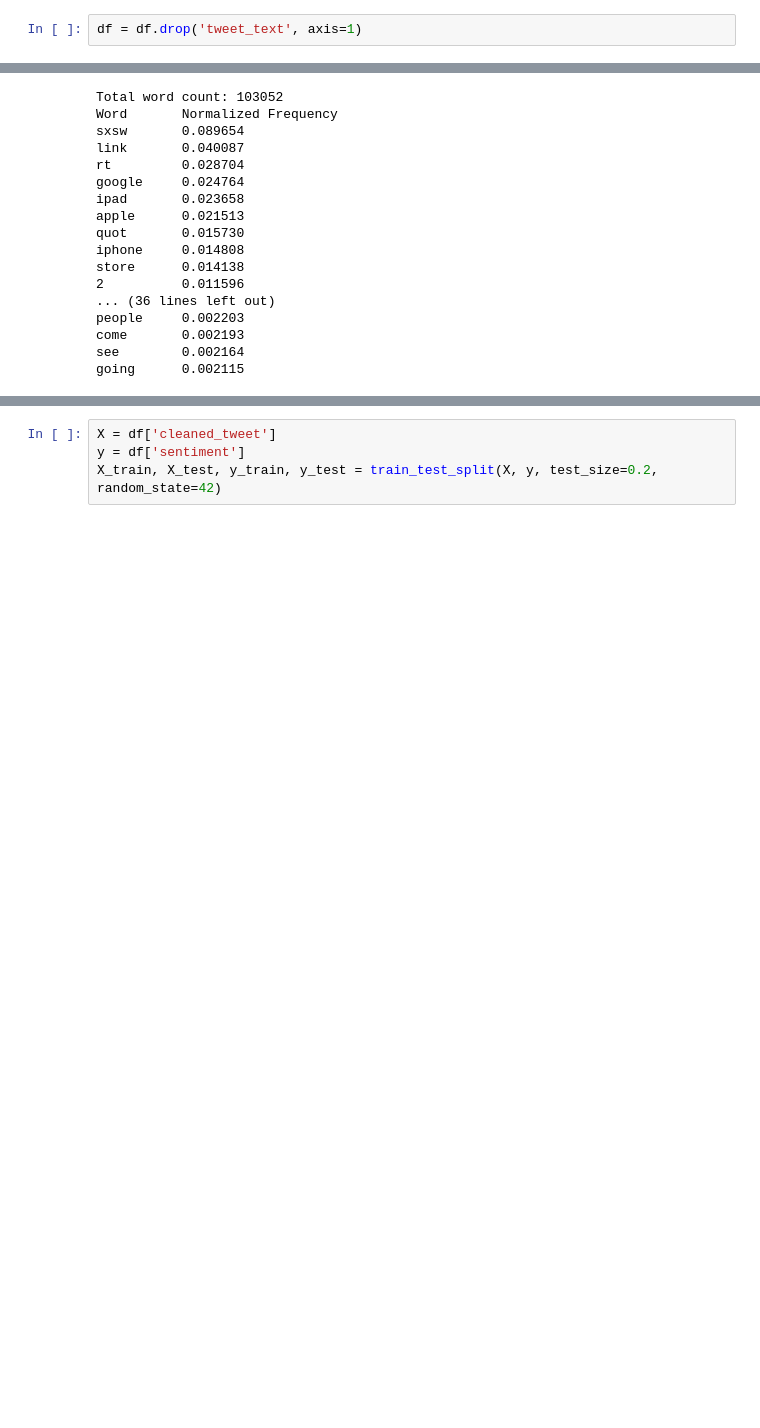
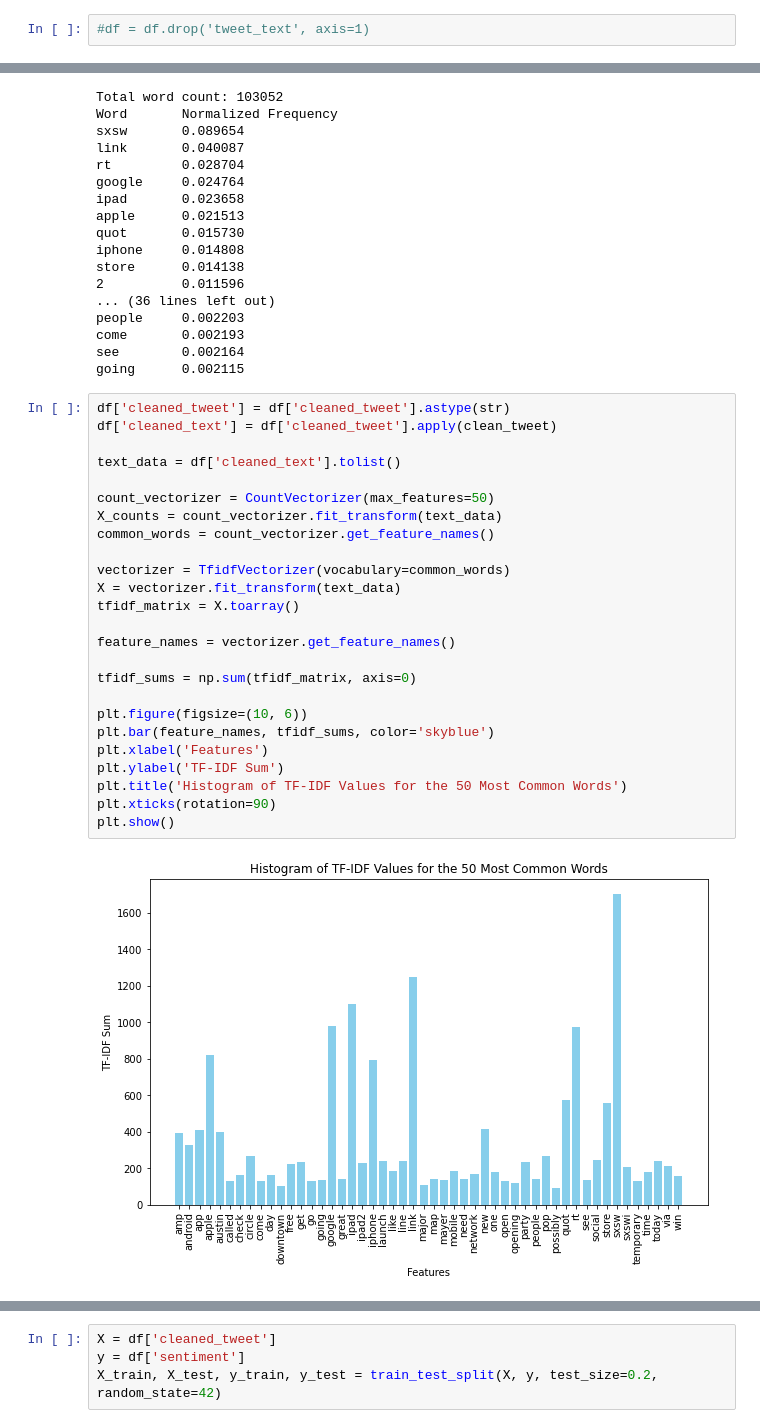
Before and after one commit to byrdwcrawford/NLP-Sentiment-Classification, a Jupyter notebook: NLP Notebook.ipynb, the cells around one changed output, grey strips where cells are left out. Saved outputs shown, nothing was run; the diff lists cells and outputs as text; blank space fills up the shorter version.

```diff
--- a/NLP Notebook.ipynb
+++ b/NLP Notebook.ipynb
@@ -154,7 +164,7 @@ df.head()
 | 3 | @sxsw I hope this year's festival... | iPad or iPhone App | Negative emotion | hope year festival crashy year ip... | 1 | [hope, year, festival, crashy, ye... |
 | 4 | @sxtxstate great stuff on Fri #SX... | Google | Positive emotion | great stuff fri sxsw marissa maye... | 3 | [great, stuff, fri, sxsw, marissa... |
 # %%
-df = df.drop('tweet_text', axis=1)
+#df = df.drop('tweet_text', axis=1)
 # %%
 def count_vectorize(tokenized_list):
     corpus = {}
@@ -254,3 +281,30 @@ people     0.002203
 come       0.002193
 see        0.002164
 going      0.002115
+# %%
+df['cleaned_tweet'] = df['cleaned_tweet'].astype(str)
+df['cleaned_text'] = df['cleaned_tweet'].apply(clean_tweet)
+
+text_data = df['cleaned_text'].tolist()
+
+count_vectorizer = CountVectorizer(max_features=50)
+X_counts = count_vectorizer.fit_transform(text_data)
+common_words = count_vectorizer.get_feature_names()
+
+vectorizer = TfidfVectorizer(vocabulary=common_words)
+X = vectorizer.fit_transform(text_data)
+tfidf_matrix = X.toarray()
+
+feature_names = vectorizer.get_feature_names()
+
+tfidf_sums = np.sum(tfidf_matrix, axis=0)
+
+plt.figure(figsize=(10, 6))
+plt.bar(feature_names, tfidf_sums, color='skyblue')
+plt.xlabel('Features')
+plt.ylabel('TF-IDF Sum')
+plt.title('Histogram of TF-IDF Values for the 50 Most Common Words')
+plt.xticks(rotation=90)
+plt.show()
+# %% [output]
+[figure, added]
```
Also changed, not shown: parts of 12 cells of this notebook.
